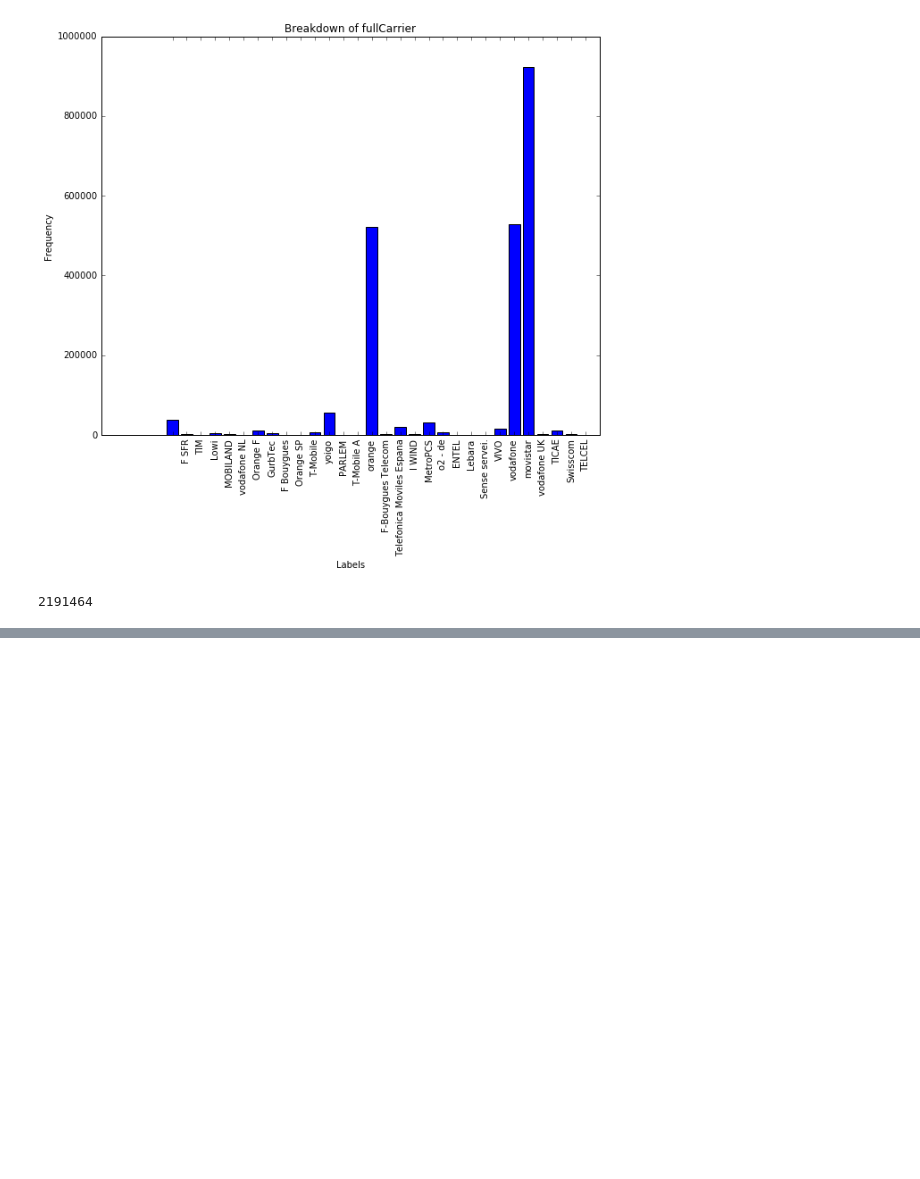
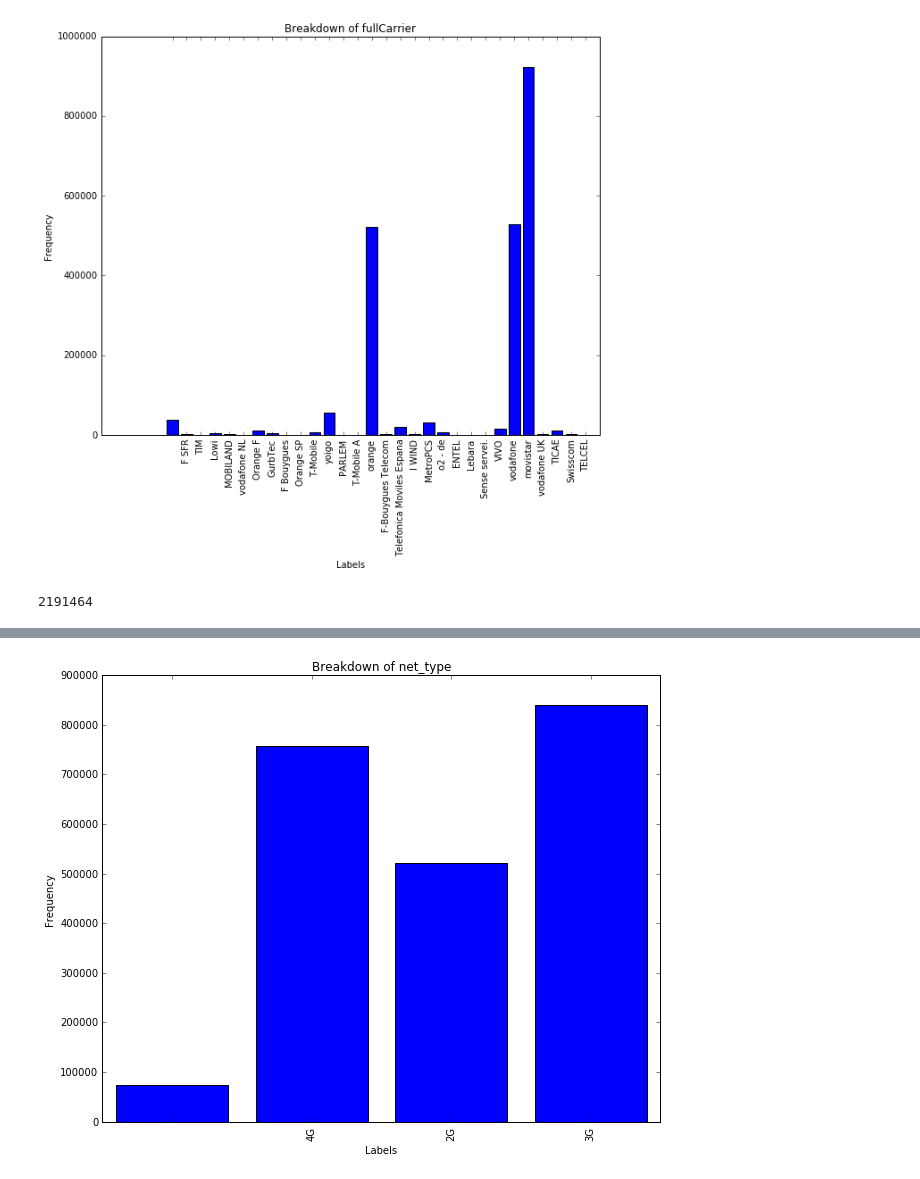
Before and after one commit to RichardoC/ACCD, a Jupyter notebook: Richard's analysis code.ipynb, the cells around one changed output, grey strips where cells are left out. Drawn from its saved outputs; the diff is of its cells as text; code cells hidden in the pictures; blank space fills up the shorter version.

```diff
--- a/Richard's analysis code.ipynb
+++ b/Richard's analysis code.ipynb
@@ -232,0 +270,4 @@ print len(all_data)
+# %%
+plot_bars(all_data,'net_type')
+# %% [output]
+[figure, added]
```
Also changed, not shown: parts of 7 cells of this notebook.
